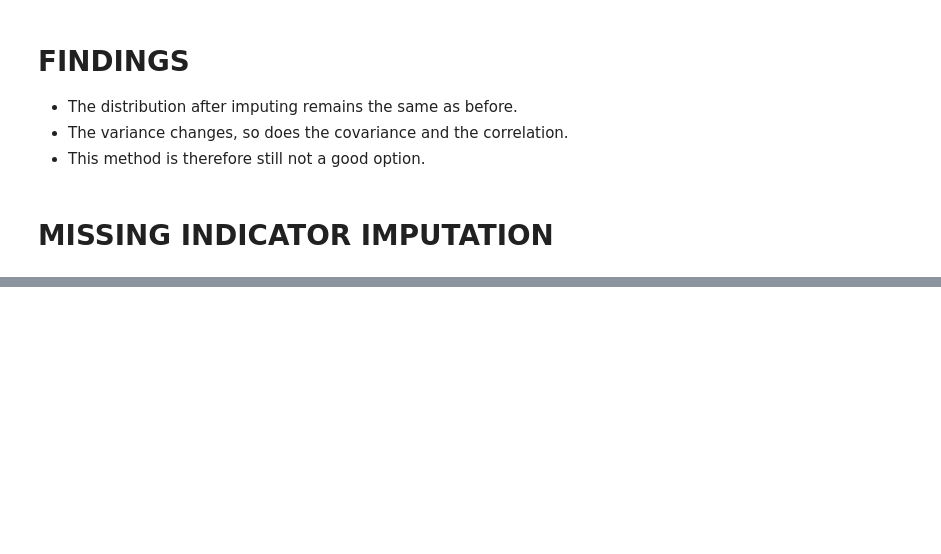
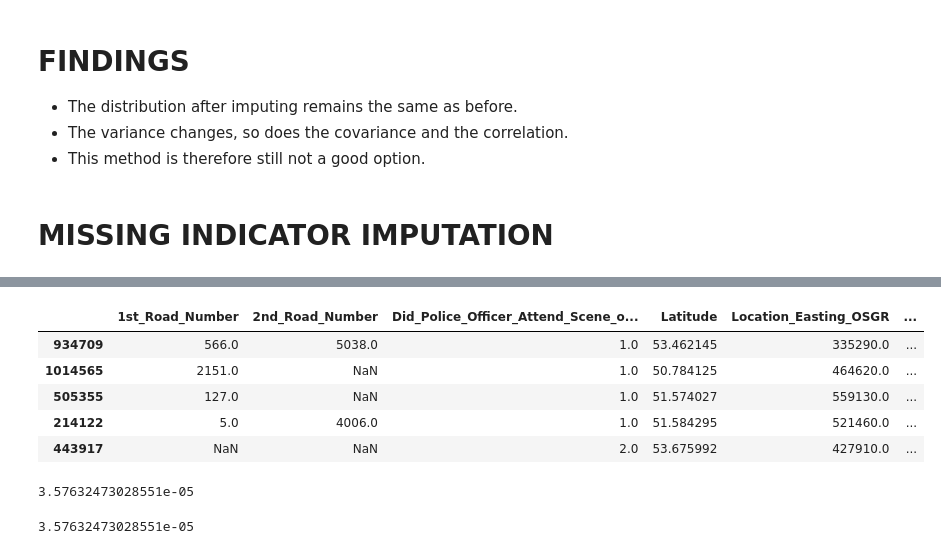
Before and after one commit to TROISTROIS/BLUE-BOOK-FOR-BULLDOZERS, a Jupyter notebook: predicting-rtc-severity-in-uk-roads-using-machine.ipynb, the cells around one changed output, grey strips where cells are left out. Cells and saved outputs as stored; diff of their text form; code cells hidden in the pictures; blank space fills up the shorter version.

```diff
--- a/predicting-rtc-severity-in-uk-roads-using-machine.ipynb
+++ b/predicting-rtc-severity-in-uk-roads-using-machine.ipynb
@@ -974,3 +1013,5 @@ missing_copy.shape
 # %%
 X = missing_copy
-y=accidentdf['Accident_Severity']
+y=accidentdf['Accident_Severity_new']
+# %%
+XTrain, XTest, YTrain, YTest = train_test_split(X, y, test_size=0.2,random_state = 22)
@@ -976,0 +1021,26 @@ y=accidentdf['Accident_Severity']
+# %%
+list_missing=XTrain.columns.tolist()
+# %%
+# how many numbers are missing?
+# loop for numpy array; create a new column for every column that has missing value
+for var in list_missing:
+    XTrain[str(var) + "_missing"] = np.where(XTrain[var].isnull(),1,0)
+    XTest[str(var) + "_missing"] = np.where(XTest[var].isnull(),1,0)
+# %%
+XTrain.sample(5)
+# %% [output]
+|  | 1st_Road_Number | 2nd_Road_Number | Did_Police_Officer_Attend_Scene_o... | Latitude | Location_Easting_OSGR | ... |
+| 934709 | 566.0 | 5038.0 | 1.0 | 53.462145 | 335290.0 | ... |
+| 1014565 | 2151.0 | NaN | 1.0 | 50.784125 | 464620.0 | ... |
+| 505355 | 127.0 | NaN | 1.0 | 51.574027 | 559130.0 | ... |
+| 214122 | 5.0 | 4006.0 | 1.0 | 51.584295 | 521460.0 | ... |
+| 443917 | NaN | NaN | 2.0 | 53.675992 | 427910.0 | ... |
+# %%
+# check if the number of missing values match 1s and 0s.
+XTrain['Pedestrian_Crossing-Physical_Facilities'].isnull().mean()
+# %% [output]
+3.57632473028551e-05
+# %%
+XTrain['Pedestrian_Crossing-Physical_Facilities_missing'].mean()
+# %% [output]
+3.57632473028551e-05
```
Also changed, not shown: parts of 26 cells of this notebook.
